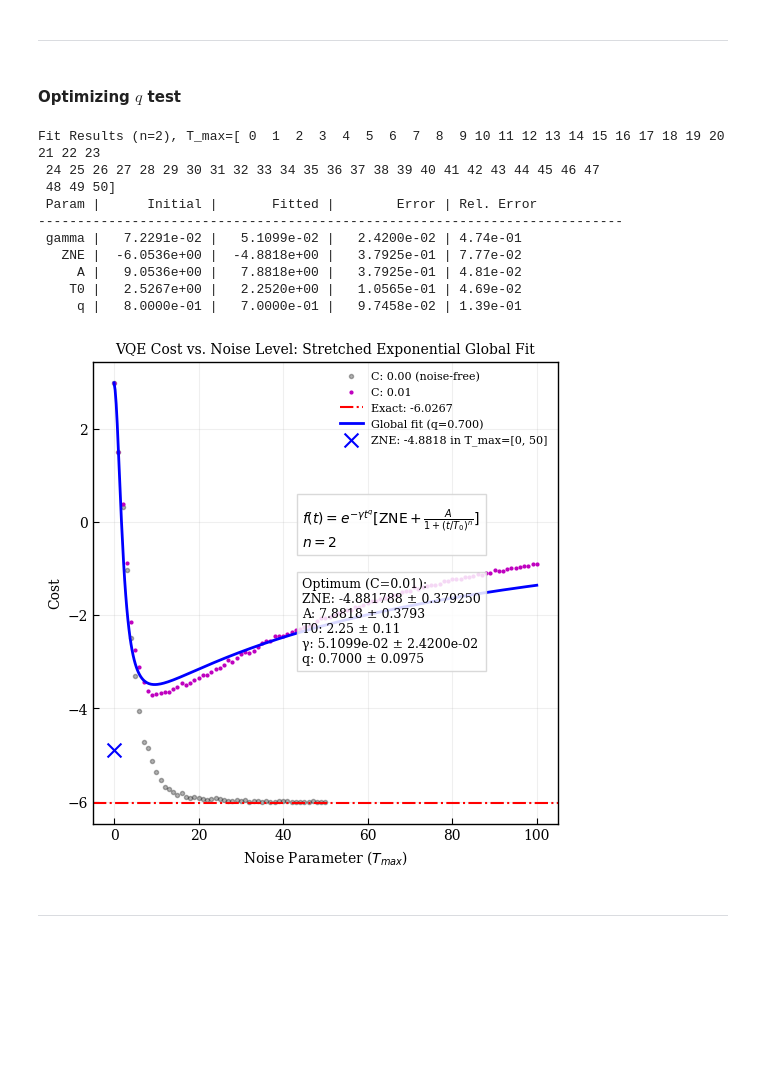
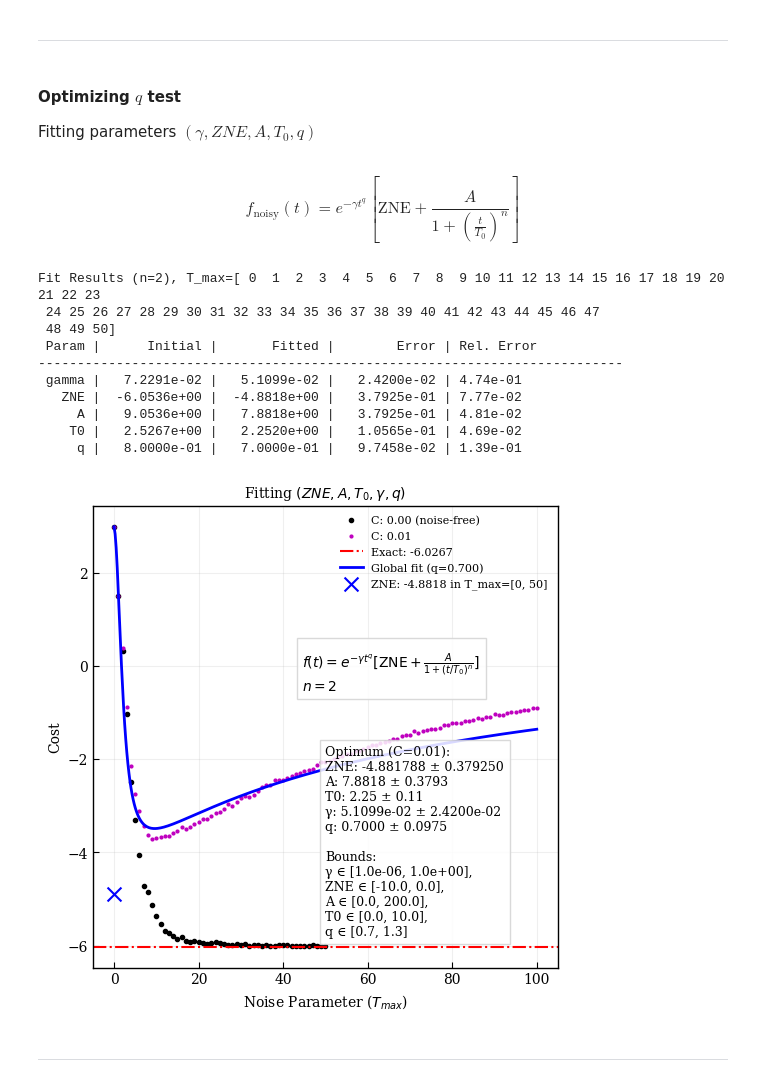
Before and after one commit to arijit-ship/indirect-zne-time-rel-noise, a Jupyter notebook: experimets/5q-c0-delt0.01-uniform-t-sampling/5q-c0.01-delt0.01-uniform-t-sampling.hillsmodel_n=2.ipynb, the cells around one changed output. Cells and saved outputs as stored; diff of their text form; code cells hidden in the pictures; blank space fills up the shorter version.

```diff
--- a/experimets/5q-c0-delt0.01-uniform-t-sampling/5q-c0.01-delt0.01-uniform-t-sampling.hillsmodel_n=2.ipynb
+++ b/experimets/5q-c0-delt0.01-uniform-t-sampling/5q-c0.01-delt0.01-uniform-t-sampling.hillsmodel_n=2.ipynb
@@ -746,6 +759,10 @@ Fit Results (n=2):
 ---
 # %% [markdown]
 #### Optimizing $q$ test
+
+Fitting parameters $(\gamma, ZNE, A, T_0, q)$
+# %% [markdown]
+$$f_{\text{noisy}}(t) = e^{-\gamma t^q} \left[ \text{ZNE} + \frac{A}{1 + \left( \frac{t}{T_0} \right)^n} \right]$$
 # %%
 F_NOISY_EQ = rf"$f(t) = e^{{-\gamma t^q}} [\mathrm{{ZNE}} + \frac{{A}}{{1 + (t/T_0)^n}}]$" + f"\n$n={BEST_n_FROM_C0}$"
 # %%
@@ -810,7 +827,7 @@ y_fit = f_noisy_model(t_grid, *popt)
 plt.figure(figsize=(6, 6))
 
 # Data points
-plt.plot(noise_levels_c0, vqe_means_c0, 'k.', alpha=0.3, label="C: 0.00 (noise-free)")
+plt.plot(noise_levels_c0, vqe_means_c0, 'k.', alpha=1, label="C: 0.00 (noise-free)")
 plt.plot(noise_levels_c0_01, vqe_means_c0_01, 'm.', markersize=4, label="C: 0.01")
 plt.axhline(EXACT_SOLUTION, color="red", linestyle="-.", label=f"Exact: {EXACT_SOLUTION:.4f}")
 
@@ -822,37 +839,38 @@ plt.scatter(0, ZNE_fit, color="blue", marker="x", s=100, zorder=5, label=f"ZNE:
 optimum_val_str = (
     f"Optimum (C=0.01):\n"
     f"ZNE: {ZNE_fit:.6f} ± {ZNE_err:.6f}\n"
     f"A: {A_fit:.4f} ± {A_err:.4f}\n"
     f"T0: {T0_fit:.2f} ± {T0_err:.2f}\n"
     f"γ: {gamma_fit:.4e} ± {gamma_err:.4e}\n"
-    f"q: {q_fit:.4f} ± {q_err:.4f}"
+    f"q: {q_fit:.4f} ± {q_err:.4f}\n\n"
+    f"Bounds:\nγ ∈ [{bounds[0][0]:.1e}, {bounds[1][0]:.1e}], \nZNE ∈ [{bounds[0][1]:.1f}, {bounds[1][1]:.1f}], \nA ∈ [{bounds[0][2]:.1f}, {bounds[1][2]:.1f}], \nT0 ∈ [{bounds[0][3]:.1f}, {bounds[1][3]:.1f}], \nq ∈ [{bounds[0][4]:.1f}, {bounds[1][4]:.1f}]"
 )
 
 # Placed boxes in a clear area (middle-right)
 plt.text(0.45, 0.60, F_NOISY_EQ, transform=plt.gca().transAxes, fontsize=10,
          bbox=dict(facecolor='white', alpha=0.85, edgecolor='lightgray'))
-plt.text(0.45, 0.35, optimum_val_str, transform=plt.gca().transAxes, fontsize=9,
+plt.text(0.5, 0.07, optimum_val_str, transform=plt.gca().transAxes, fontsize=9,
          bbox=dict(facecolor='white', alpha=0.85, edgecolor='lightgray'))
 
-plt.title("VQE Cost vs. Noise Level: Stretched Exponential Global Fit", fontsize=10)
+plt.title("Fitting $(ZNE, A, T_0, \gamma, q)$", fontsize=10)
 plt.xlabel("Noise Parameter ($T_{max}$)")
 plt.ylabel("Cost")
 plt.grid(True, alpha=0.2)
 plt.legend(fontsize=8, loc='upper right')
 
 plt.show()
 # %% [output]
 Fit Results (n=2), T_max=[ 0  1  2  3  4  5  6  7  8  9 10 11 12 13 14 15 16 17 18 19 20 21 22 23
  24 25 26 27 28 29 30 31 32 33 34 35 36 37 38 39 40 41 42 43 44 45 46 47
  48 49 50]
  Param |      Initial |       Fitted |        Error | Rel. Error
 ---------------------------------------------------------------------------
  gamma |   7.2291e-02 |   5.1099e-02 |   2.4200e-02 | 4.74e-01
    ZNE |  -6.0536e+00 |  -4.8818e+00 |   3.7925e-01 | 7.77e-02
      A |   9.0536e+00 |   7.8818e+00 |   3.7925e-01 | 4.81e-02
     T0 |   2.5267e+00 |   2.2520e+00 |   1.0565e-01 | 4.69e-02
      q |   8.0000e-01 |   7.0000e-01 |   9.7458e-02 | 1.39e-01
-[figure, old version]
+[figure, new version]
 # %% [markdown]
 ---
 # %% [markdown]
```
Also changed, not shown: parts of 23 cells of this notebook.
